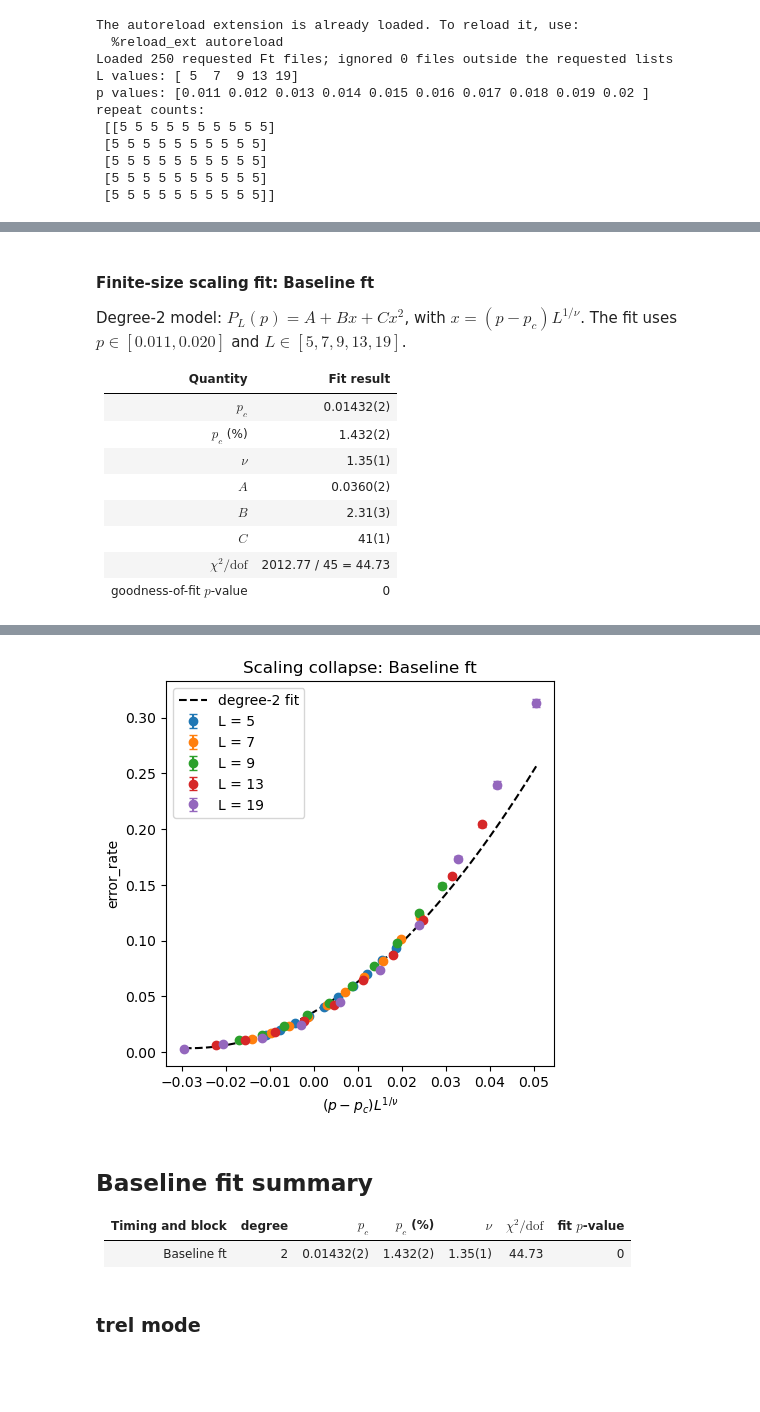
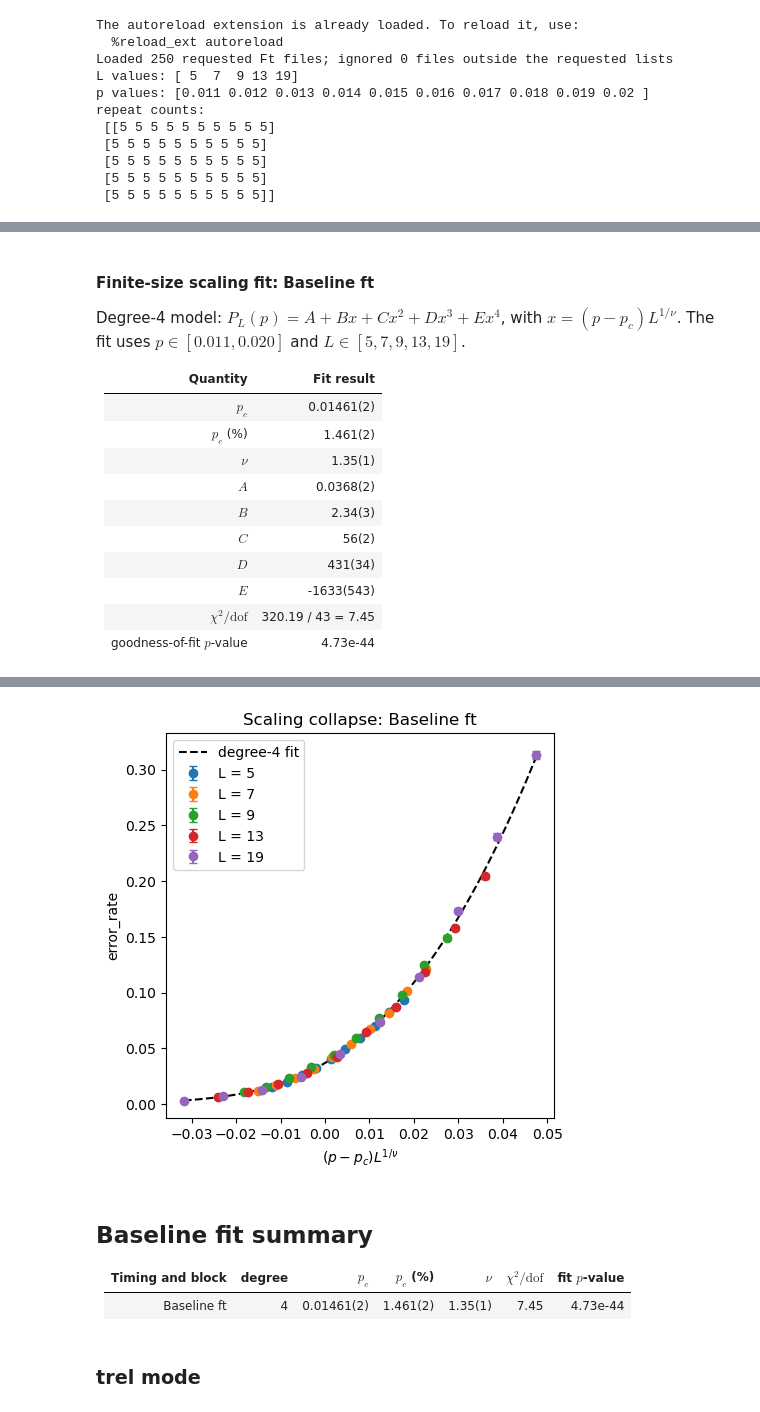
Before and after one commit to njvincent/mp-decoder, a Jupyter notebook: notebooks/baseline_analysis.ipynb, the cells around one changed output, grey strips where cells are left out. Saved outputs shown, nothing was run; the diff lists cells and outputs as text; code cells hidden in the pictures; blank space fills up the shorter version.

```diff
--- a/notebooks/baseline_analysis.ipynb
+++ b/notebooks/baseline_analysis.ipynb
@@ -42,7 +42,7 @@ from analysis_utils import (
 )
 
 # Change this positive integer to adjust the scaling-polynomial degree.
-fit_degree = 2
+fit_degree = 4
 
 plot_rate_scan(
     baseline_scan,
@@ -61,15 +61,17 @@ display_fit_summary([fit_baseline], title="Baseline fit summary")
 [figure]
 #### Finite-size scaling fit: Baseline ft
 
-Degree-2 model: $P_L(p)=A+Bx+Cx^{2}$, with $x=(p-p_c)L^{1/\nu}$. The fit uses $p \in [0.011, 0.020]$ and $L \in [5, 7, 9, 13, 19]$.
+Degree-4 model: $P_L(p)=A+Bx+Cx^{2}+Dx^{3}+Ex^{4}$, with $x=(p-p_c)L^{1/\nu}$. The fit uses $p \in [0.011, 0.020]$ and $L \in [5, 7, 9, 13, 19]$.
 
 | Quantity | Fit result |
 |---|---:|
-| $p_c$ | 0.01432(2) |
-| $p_c$ (%) | 1.432(2) |
+| $p_c$ | 0.01461(2) |
+| $p_c$ (%) | 1.461(2) |
 | $\nu$ | 1.35(1) |
-| $A$ | 0.0360(2) |
-| $B$ | 2.31(3) |
-| $C$ | 41(1) |
-| $\chi^2 / \mathrm{dof}$ | 2012.77 / 45 = 44.73 |
-| goodness-of-fit $p$-value | 0 |
+| $A$ | 0.0368(2) |
+| $B$ | 2.34(3) |
+| $C$ | 56(2) |
+| $D$ | 431(34) |
+| $E$ | -1633(543) |
+| $\chi^2 / \mathrm{dof}$ | 320.19 / 43 = 7.45 |
+| goodness-of-fit $p$-value | 4.73e-44 |
@@ -77,9 +79,9 @@ Degree-2 model: $P_L(p)=A+Bx+Cx^{2}$, with $x=(p-p_c)L^{1/\nu}$. The fit uses $p
-[figure, old version]
+[figure, new version]
 ## Baseline fit summary
 
 | Timing and block | degree | $p_c$ | $p_c$ (%) | $\nu$ | $\chi^2 / \mathrm{dof}$ | fit $p$-value |
 |---|---:|---:|---:|---:|---:|---:|
-| Baseline ft | 2 | 0.01432(2) | 1.432(2) | 1.35(1) | 44.73 | 0 |
+| Baseline ft | 4 | 0.01461(2) | 1.461(2) | 1.35(1) | 7.45 | 4.73e-44 |
 # %% [markdown]
 ### trel mode
 # %%
```
Also changed, not shown: parts of 2 cells of this notebook, 3 other files.
